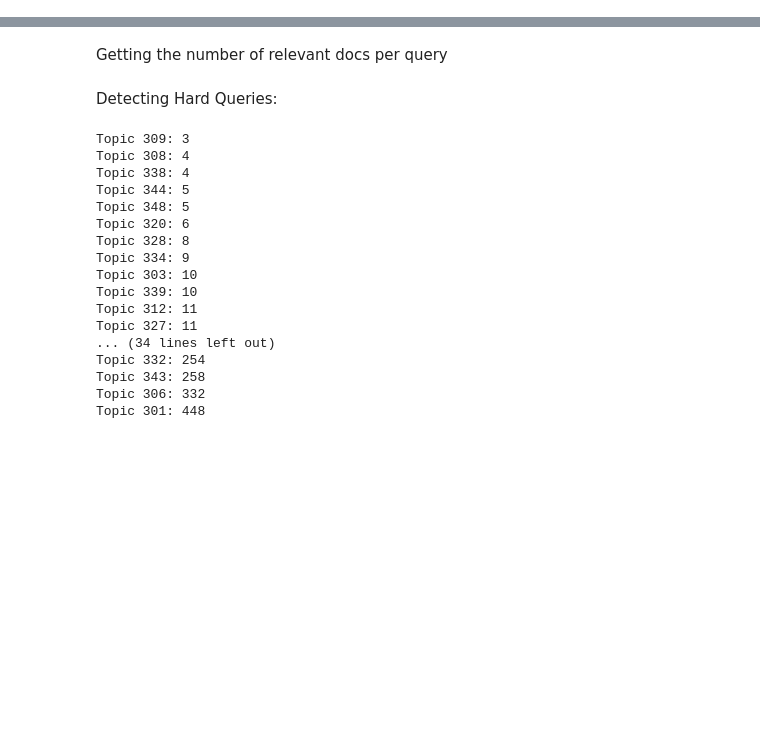
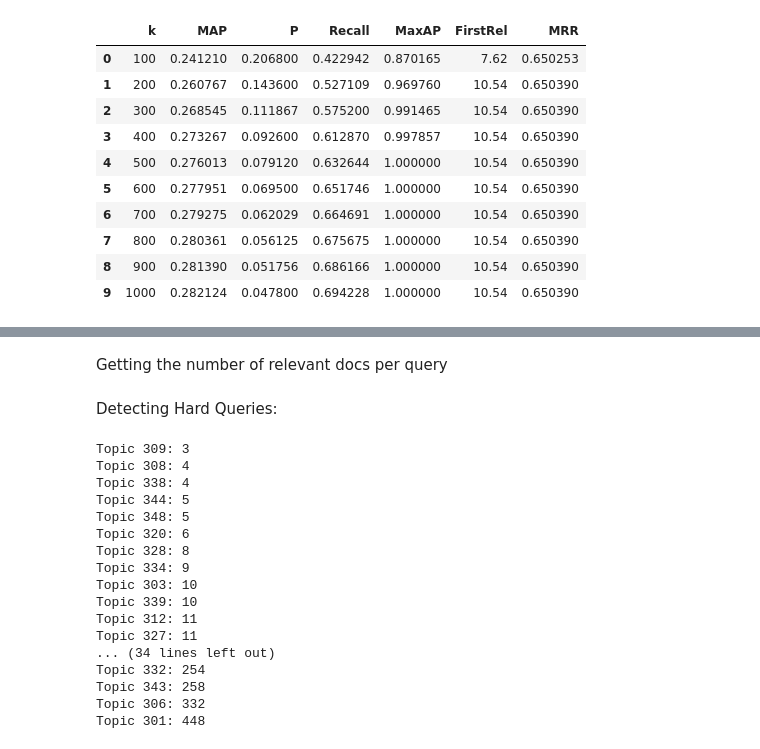
Before and after one commit to arielprosak116/FinalProject, a Jupyter notebook: EDA.ipynb, the cells around one changed output, grey strips where cells are left out. Cells and saved outputs as stored; diff of their text form; code cells hidden in the pictures; blank space fills up the shorter version.

```diff
--- a/EDA.ipynb
+++ b/EDA.ipynb
@@ -0,0 +27,15 @@
+# %%
+res_df_van = evaluate_run(qrels, vanilla_run)
+res_df_van
+# %% [output]
+|  | k | MAP | P | Recall | MaxAP | FirstRel | MRR |
+| 0 | 100 | 0.241210 | 0.206800 | 0.422942 | 0.870165 | 7.62 | 0.650253 |
+| 1 | 200 | 0.260767 | 0.143600 | 0.527109 | 0.969760 | 10.54 | 0.650390 |
+| 2 | 300 | 0.268545 | 0.111867 | 0.575200 | 0.991465 | 10.54 | 0.650390 |
+| 3 | 400 | 0.273267 | 0.092600 | 0.612870 | 0.997857 | 10.54 | 0.650390 |
+| 4 | 500 | 0.276013 | 0.079120 | 0.632644 | 1.000000 | 10.54 | 0.650390 |
+| 5 | 600 | 0.277951 | 0.069500 | 0.651746 | 1.000000 | 10.54 | 0.650390 |
+| 6 | 700 | 0.279275 | 0.062029 | 0.664691 | 1.000000 | 10.54 | 0.650390 |
+| 7 | 800 | 0.280361 | 0.056125 | 0.675675 | 1.000000 | 10.54 | 0.650390 |
+| 8 | 900 | 0.281390 | 0.051756 | 0.686166 | 1.000000 | 10.54 | 0.650390 |
+| 9 | 1000 | 0.282124 | 0.047800 | 0.694228 | 1.000000 | 10.54 | 0.650390 |
```
Also changed, not shown: parts of 6 cells of this notebook, 16 other files.
